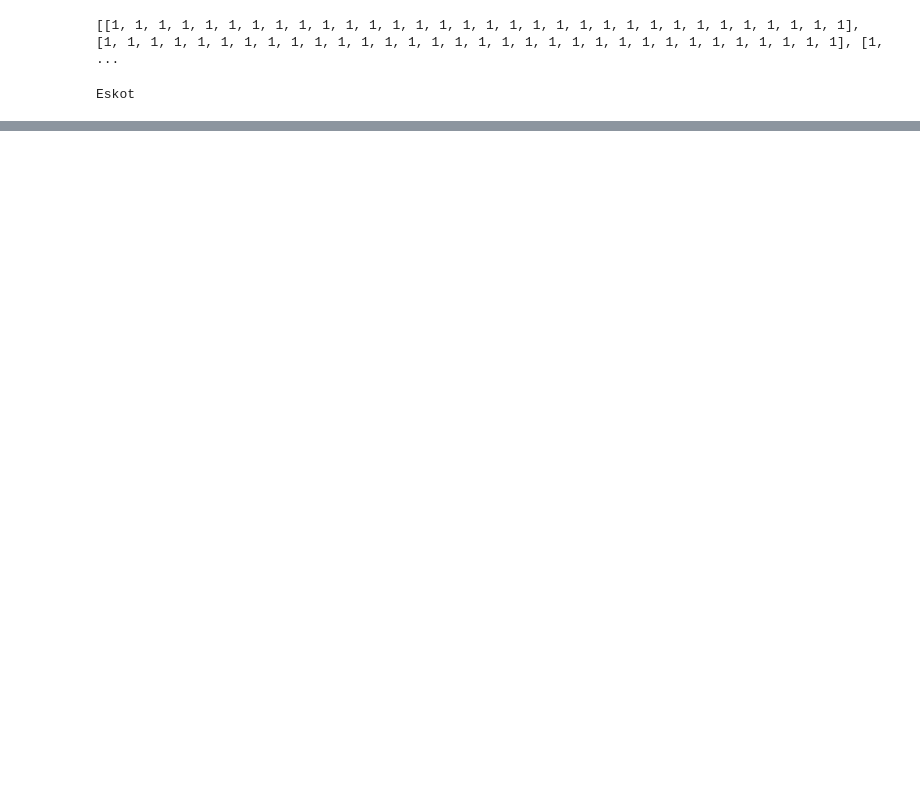
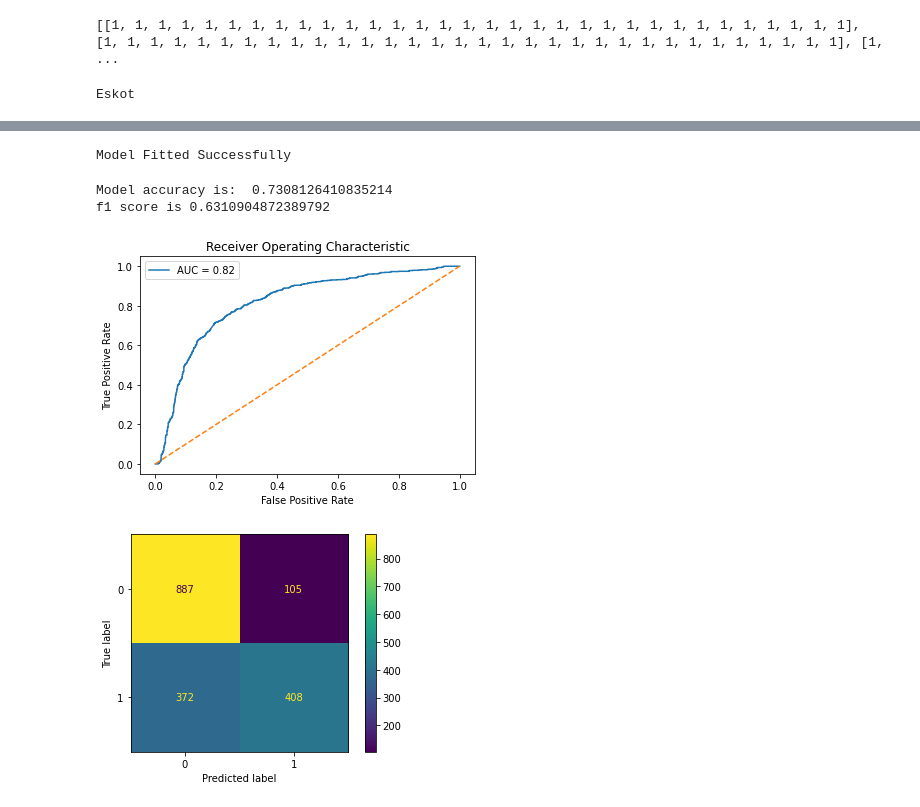
Before and after one commit to PhiloAmgad/CVD-19-Diagnosis-using-ML, a Jupyter notebook: GLCM.ipynb, the cells around one changed output, grey strips where cells are left out. Cells and saved outputs as stored; diff of their text form; code cells hidden in the pictures; blank space fills up the shorter version.

```diff
--- a/GLCM.ipynb
+++ b/GLCM.ipynb
@@ -877,0 +930,60 @@ pickle.dump(svm, open(filename, 'wb'))
+# %%
+image_featuresF = feature_extractorFOS(X_train)
+X_for_MLF = image_featuresF
+#X_for_ML_mod = X_for_ML
+# print(len(image_features))
+# print(image_features.iloc[0])
+# print('Feature Extraction Done')
+# print(len(image_features))
+# svm = SVC(kernel='rbf', probability=True, random_state=2)
+svmF = SVC(kernel='rbf',probability=True, random_state=8)
+# fit model
+svmF.fit(X_for_MLF, y_train)
+print('Model Fitted Successfully')
+
+# import pickle
+# filename = '/content/drive/MyDrive/Semester_8/FOS_SVM_RBF_LS_binWidth1.sav'
+# pickle.dump(svm, open(filename, 'wb'))
+# %% [output]
+Model Fitted Successfully
+# %%
+from sklearn.metrics import f1_score
+from sklearn.metrics import ConfusionMatrixDisplay
+from sklearn import model_selection
+test_image_featuresF = feature_extractorFOS(X_test)
+y_pred = svmF.predict(test_image_featuresF)
+
+# calculate accuracy
+accuracy = accuracy_score(y_test, y_pred)
+print('Model accuracy is: ', accuracy)
+f1 = f1_score(y_test, y_pred)
+print('f1 score is',f1)
+# predict probabilities for X_test using predict_proba
+probabilities = svmF.predict_proba(test_image_featuresF)
+
+# select the probabilities for label 1.0
+y_proba = probabilities[:, 1]
+
+# calculate false positive rate and true positive rate at different thresholds
+false_positive_rate, true_positive_rate, thresholds = roc_curve(y_test, y_proba, pos_label=1)
+
+# calculate AUC
+roc_auc = auc(false_positive_rate, true_positive_rate)
+
+plt.title('Receiver Operating Characteristic')
+# plot the false positive rate on the x axis and the true positive rate on the y axis
+roc_plot = plt.plot(false_positive_rate,
+                    true_positive_rate,
+                    label='AUC = {:0.2f}'.format(roc_auc))
+
+plt.legend(loc=0)
+plt.plot([0,1], [0,1], ls='--')
+plt.ylabel('True Positive Rate')
+plt.xlabel('False Positive Rate');
+ConfusionMatrixDisplay.from_predictions(y_test, y_pred)
+plt.show()
+# %% [output]
+Model accuracy is:  0.7308126410835214
+f1 score is 0.6310904872389792
+[figure, added]
+[figure, added]
```
Also changed, not shown: parts of 45 cells of this notebook.
